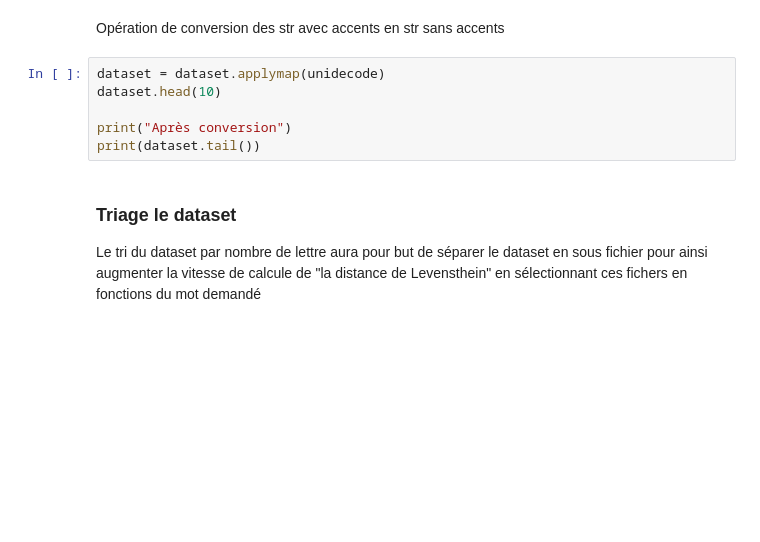
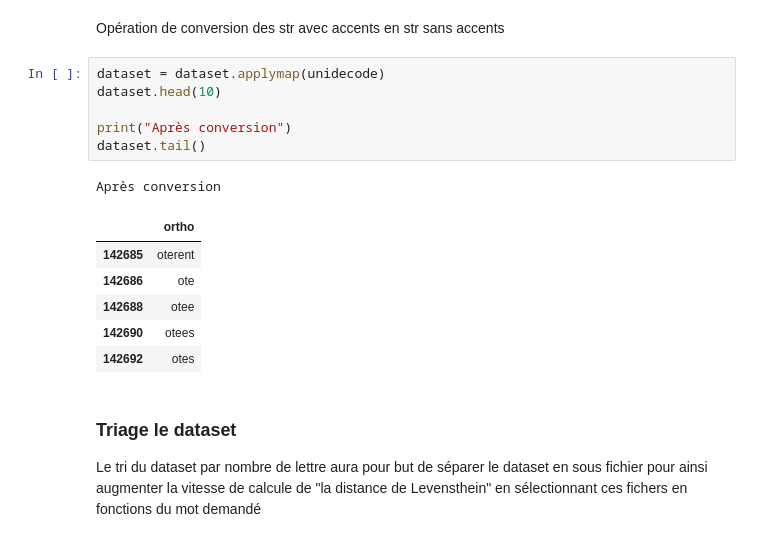
Before and after one commit to GzIrYsz/smart-read-prototypes, a Jupyter notebook: notebooks/spellchecking/data-preprocessing.ipynb, the cells around one changed output. Saved outputs shown, nothing was run; the diff lists cells and outputs as text; blank space fills up the shorter version.

```diff
--- a/notebooks/spellchecking/data-preprocessing.ipynb
+++ b/notebooks/spellchecking/data-preprocessing.ipynb
@@ -44,9 +77,17 @@ Opération de conversion des str avec accents en str sans accents
 # %%
 dataset = dataset.applymap(unidecode)
 dataset.head(10)
 
 print("Après conversion")
-print(dataset.tail())
+dataset.tail()
+# %% [output]
+Après conversion
+|  | ortho |
+| 142685 | oterent |
+| 142686 | ote |
+| 142688 | otee |
+| 142690 | otees |
+| 142692 | otes |
 # %% [markdown]
 ### Triage le dataset
 
```
Also changed, not shown: parts of 12 cells of this notebook.
